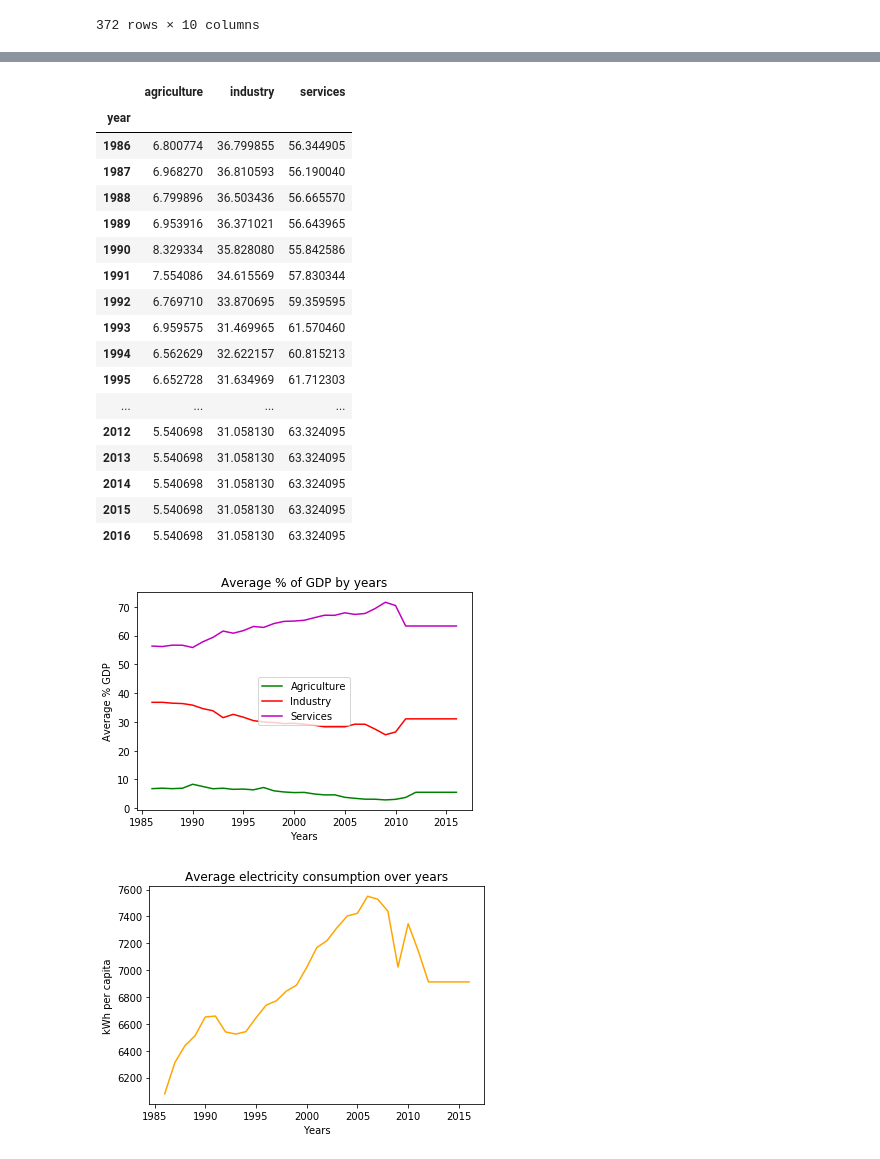
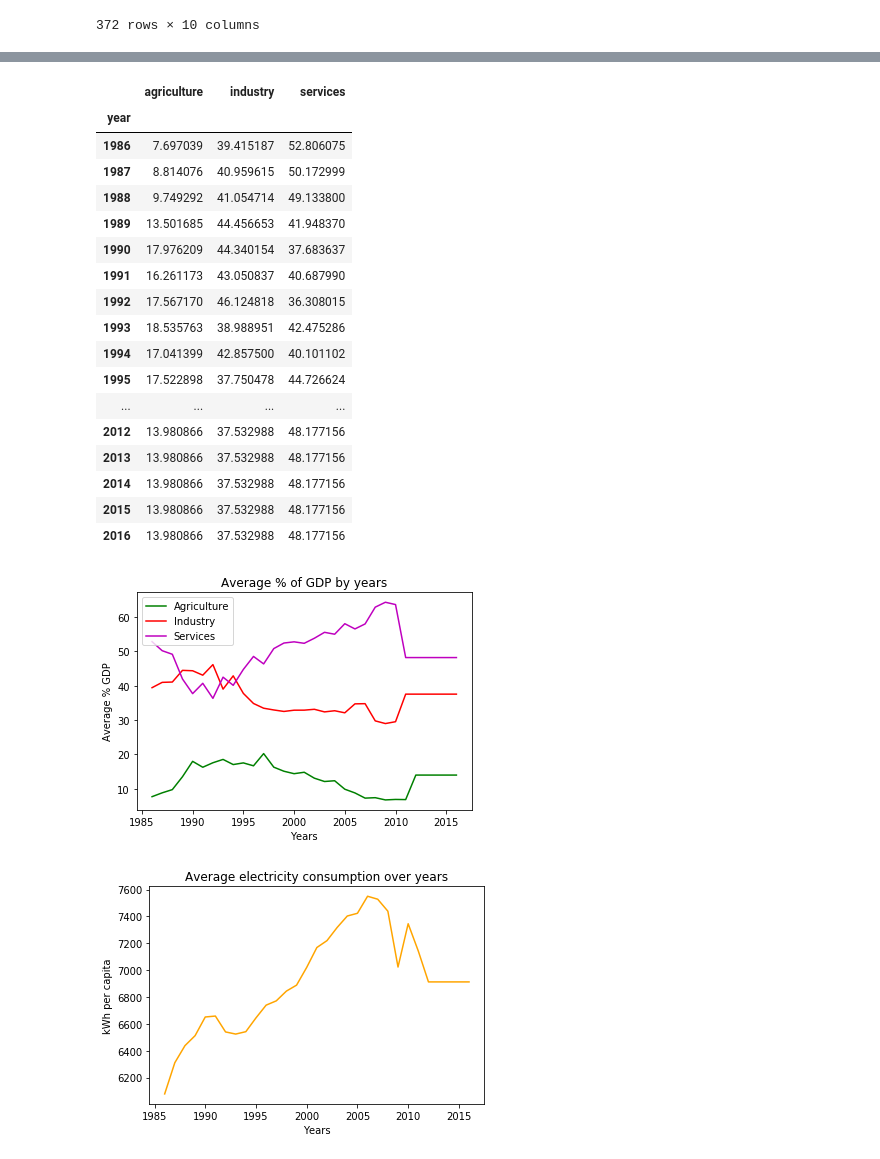
Before and after one commit to StanDimitroff/Data-Science, a Jupyter notebook: CourseProject/Health Exploration and Analytics.ipynb, the cells around one changed output, grey strips where cells are left out. Cells and saved outputs as stored; diff of their text form; code cells hidden in the pictures.

```diff
--- a/CourseProject/Health Exploration and Analytics.ipynb
+++ b/CourseProject/Health Exploration and Analytics.ipynb
@@ -88,10 +88,13 @@ def fill_na(dataframe, column_names):
 
     return dataframe
 # %%
-def show_line_plot(y_label, title, legend = False):
+def show_line_plot(*arg, y_label, title, legend = False):
     """
     Draw line plot
     """
+    for tupl in arg:
+        plt.plot(tupl[0], tupl[1], color = tupl[2], label = tupl[3])
+
     plt.xlabel("Years")
     plt.ylabel(y_label)
     plt.title(title)
@@ -463,33 +509,34 @@ filtered_data
 # %%
-economy_grouped = filtered_data.groupby('year')['agriculture', 'industry', 'services'].mean()
+economy_grouped = biggest_mor_rate.groupby('year')['agriculture', 'industry', 'services'].mean()
 economy_grouped
 # %% [output]
 |  | agriculture | industry | services |
 | year |  |  |  |
-| 1986 | 6.800774 | 36.799855 | 56.344905 |
-| 1987 | 6.968270 | 36.810593 | 56.190040 |
-| 1988 | 6.799896 | 36.503436 | 56.665570 |
-| 1989 | 6.953916 | 36.371021 | 56.643965 |
-| 1990 | 8.329334 | 35.828080 | 55.842586 |
-| 1991 | 7.554086 | 34.615569 | 57.830344 |
-| 1992 | 6.769710 | 33.870695 | 59.359595 |
-| 1993 | 6.959575 | 31.469965 | 61.570460 |
-| 1994 | 6.562629 | 32.622157 | 60.815213 |
-| 1995 | 6.652728 | 31.634969 | 61.712303 |
+| 1986 | 7.697039 | 39.415187 | 52.806075 |
+| 1987 | 8.814076 | 40.959615 | 50.172999 |
+| 1988 | 9.749292 | 41.054714 | 49.133800 |
+| 1989 | 13.501685 | 44.456653 | 41.948370 |
+| 1990 | 17.976209 | 44.340154 | 37.683637 |
+| 1991 | 16.261173 | 43.050837 | 40.687990 |
+| 1992 | 17.567170 | 46.124818 | 36.308015 |
+| 1993 | 18.535763 | 38.988951 | 42.475286 |
+| 1994 | 17.041399 | 42.857500 | 40.101102 |
+| 1995 | 17.522898 | 37.750478 | 44.726624 |
 | ... | ... | ... | ... |
-| 2012 | 5.540698 | 31.058130 | 63.324095 |
-| 2013 | 5.540698 | 31.058130 | 63.324095 |
-| 2014 | 5.540698 | 31.058130 | 63.324095 |
-| 2015 | 5.540698 | 31.058130 | 63.324095 |
-| 2016 | 5.540698 | 31.058130 | 63.324095 |
+| 2012 | 13.980866 | 37.532988 | 48.177156 |
+| 2013 | 13.980866 | 37.532988 | 48.177156 |
+| 2014 | 13.980866 | 37.532988 | 48.177156 |
+| 2015 | 13.980866 | 37.532988 | 48.177156 |
+| 2016 | 13.980866 | 37.532988 | 48.177156 |
 # %%
-plt.plot(economy_grouped.index, economy_grouped.agriculture.values, color = 'g', label = "Agriculture")
-plt.plot(economy_grouped.index, economy_grouped.industry.values, color = 'r', label = "Industry")
-plt.plot(economy_grouped.index, economy_grouped.services.values, color = 'm', label = "Services")
-
-show_line_plot('Average % GDP', 'Average % of GDP by years', legend = True)
+show_line_plot(
+    *[(economy_grouped.index, economy_grouped.agriculture, 'g', "Agriculture"),
+     (economy_grouped.index, economy_grouped.industry, 'r', "Industry"),
+     (economy_grouped.index, economy_grouped.services, 'm', "Services")
+    ], y_label = 'Average % GDP', title = 'Average % of GDP by years', legend = True
+)
 # %% [output]
-[figure, old version]
+[figure, new version]
 # %%
 el_cons_by_year = filtered_data.groupby('year')['electricity_consumption'].mean()
 plt.plot(el_cons_by_year.index, el_cons_by_year.values, color = 'orange')
```
Also changed, not shown: parts of 7 cells of this notebook.
